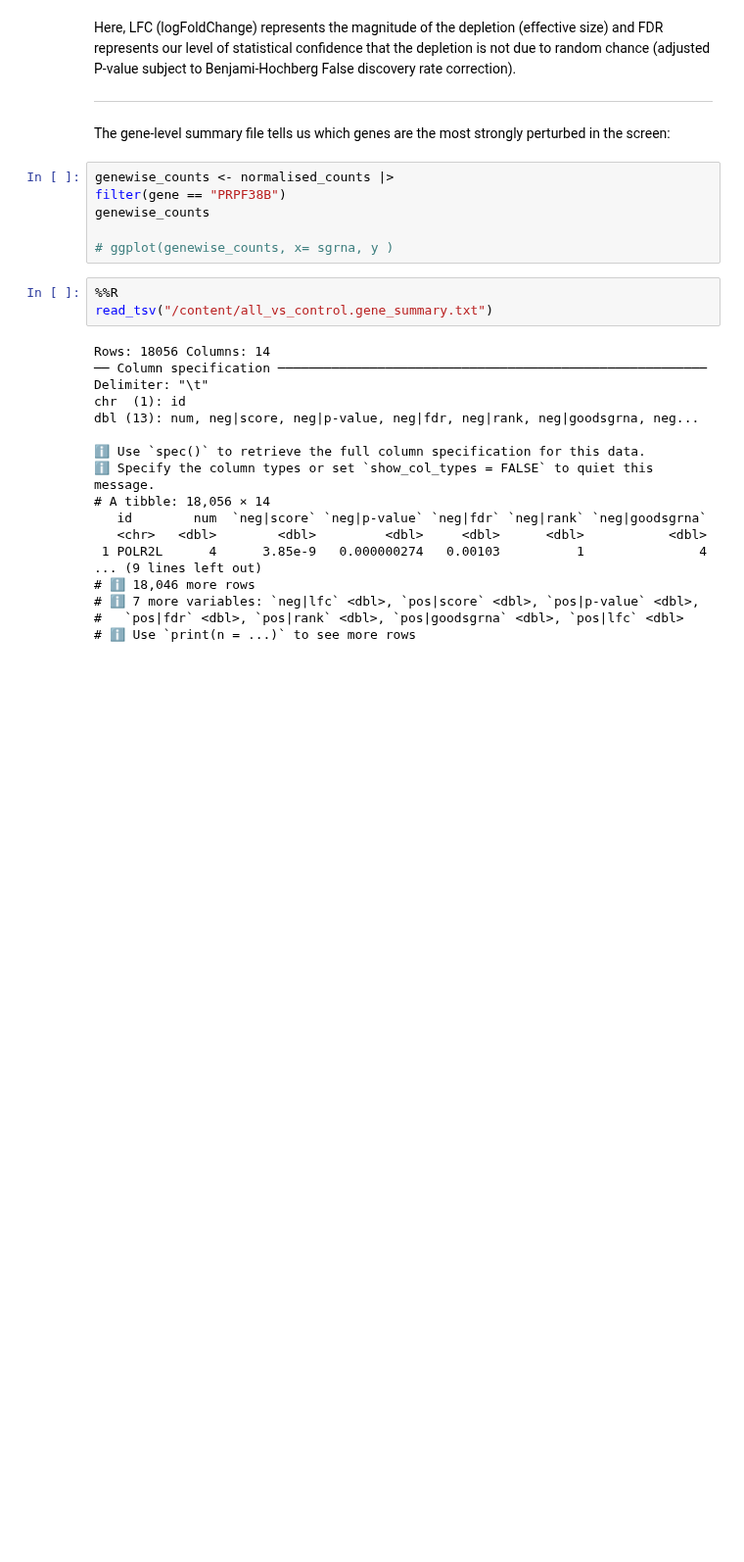
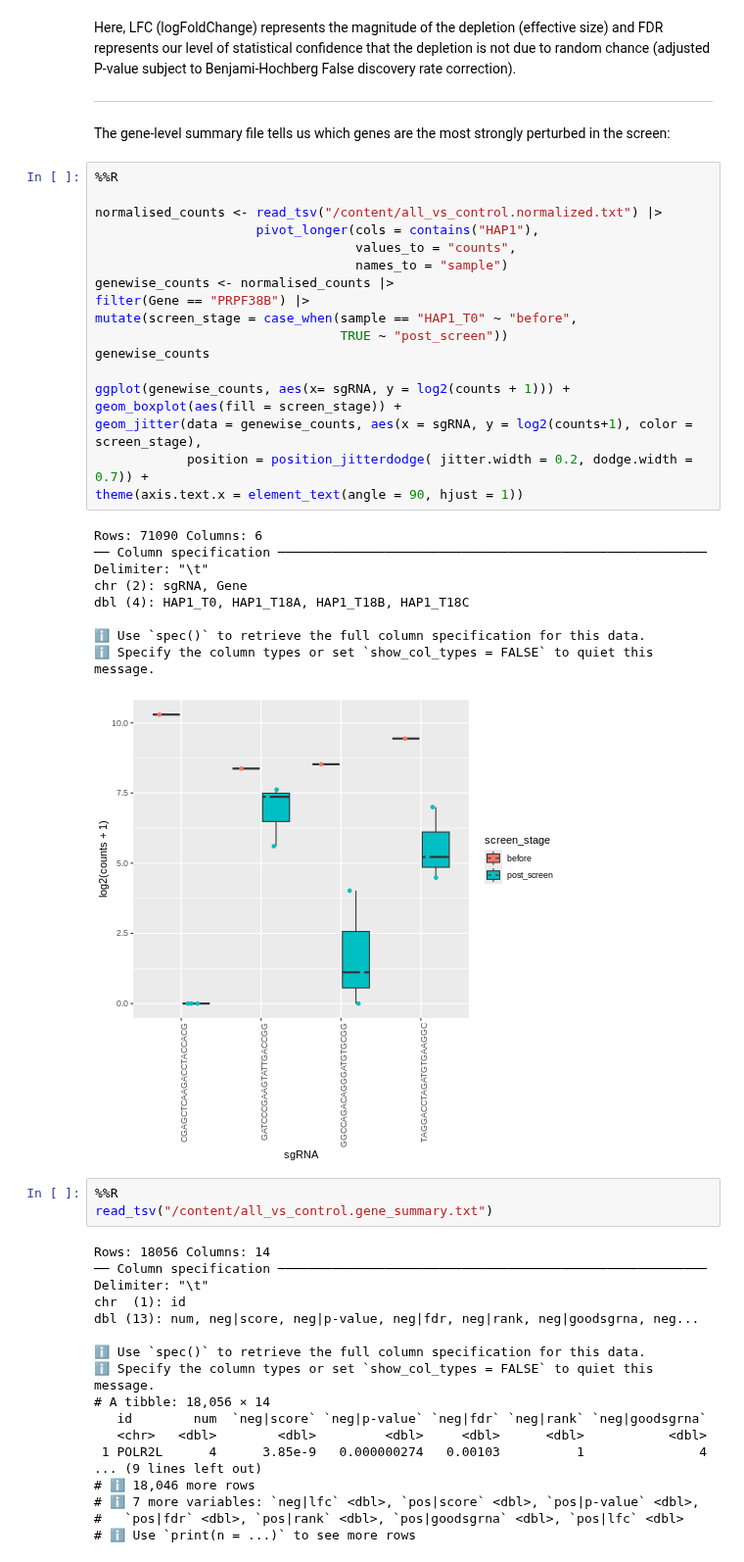
Before and after one commit to WCSCourses/CRISPR_informatics_2025, a Jupyter notebook: modules/crispr_screen_analysis/crispr_counts_analysis.ipynb, the cells around one changed output. Shown at 98% size. Drawn from its saved outputs; the diff is of its cells as text; blank space fills up the shorter version.

Commit message:
Add sgrnawise counts

```diff
--- a/modules/crispr_screen_analysis/crispr_counts_analysis.ipynb
+++ b/modules/crispr_screen_analysis/crispr_counts_analysis.ipynb
@@ -441,12 +428,34 @@ Here, LFC (logFoldChange) represents the magnitude of the depletion (effective s
 ----
 
 The gene-level summary file tells us which genes are the most strongly perturbed in the screen:
-# %%
-genewise_counts <- normalised_counts |>
-filter(gene == "PRPF38B")
-genewise_counts
-
-# ggplot(genewise_counts, x= sgrna, y )
+# %%
+%%R
+
+normalised_counts <- read_tsv("/content/all_vs_control.normalized.txt") |>
+                     pivot_longer(cols = contains("HAP1"),
+                                  values_to = "counts",
+                                  names_to = "sample")
+genewise_counts <- normalised_counts |>
+filter(Gene == "PRPF38B") |>
+mutate(screen_stage = case_when(sample == "HAP1_T0" ~ "before",
+                                TRUE ~ "post_screen"))
+genewise_counts
+
+ggplot(genewise_counts, aes(x= sgRNA, y = log2(counts + 1))) +
+geom_boxplot(aes(fill = screen_stage)) +
+geom_jitter(data = genewise_counts, aes(x = sgRNA, y = log2(counts+1), color = screen_stage),
+            position = position_jitterdodge( jitter.width = 0.2, dodge.width = 0.7)) +
+theme(axis.text.x = element_text(angle = 90, hjust = 1))
+# %% [output]
+Rows: 71090 Columns: 6
+── Column specification ────────────────────────────────────────────────────────
+Delimiter: "\t"
+chr (2): sgRNA, Gene
+dbl (4): HAP1_T0, HAP1_T18A, HAP1_T18B, HAP1_T18C
+
+ℹ Use `spec()` to retrieve the full column specification for this data.
+ℹ Specify the column types or set `show_col_types = FALSE` to quiet this message.
+[figure, added]
 # %%
 %%R
 read_tsv("/content/all_vs_control.gene_summary.txt")
```
Also changed, not shown: parts of 3 cells of this notebook.
